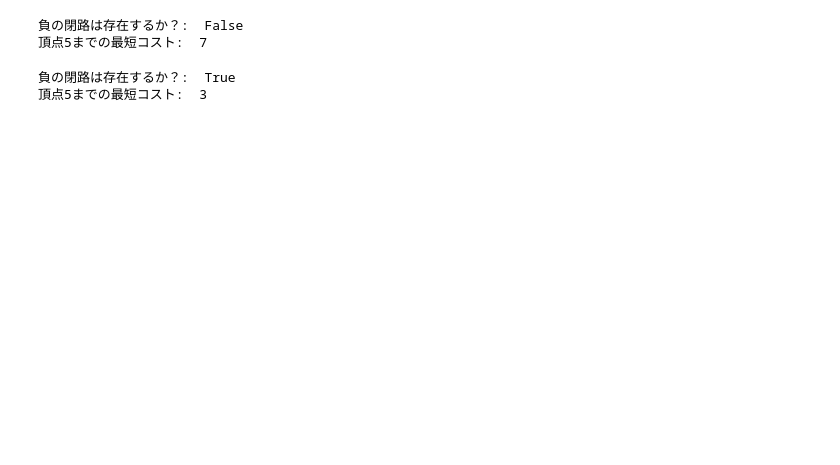
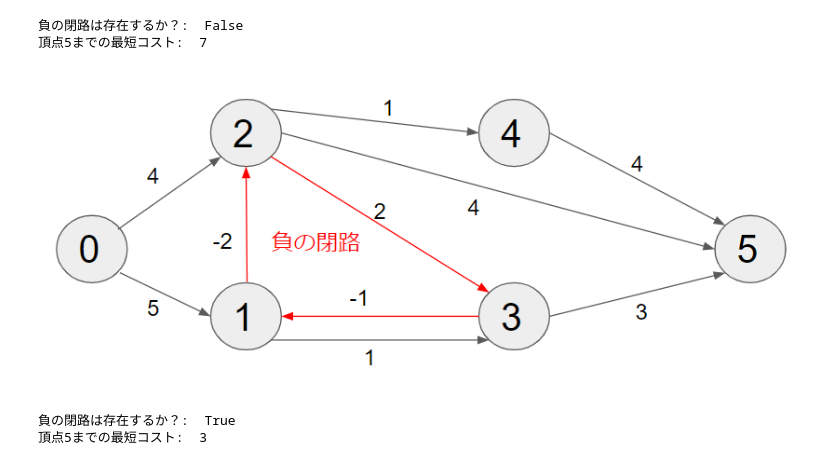
Before and after one commit to taketakeyyy/Algorithm, a Jupyter notebook: ShortestPath/ベルマンフォード.ipynb, the cells around one changed output. Drawn from its saved outputs; the diff is of its cells as text; code cells hidden in the pictures; blank space fills up the shorter version.

```diff
--- a/ShortestPath/ベルマンフォード.ipynb
+++ b/ShortestPath/ベルマンフォード.ipynb
@@ -67,6 +74,11 @@ print("頂点5までの最短コスト: ", bf.dist[5])
 # %% [output]
 負の閉路は存在するか？:  False
 頂点5までの最短コスト:  7
+# %%
+# 例2：負の閉路が存在して、頂点5までの最短コストは求まらない場合
+display_png(Image("img/bellmanford2.PNG"))
+# %% [output]
+[figure, added]
 # %%
 V = 6
 bf = BellmanFord(0, V)
```
Also changed, not shown: parts of 3 cells of this notebook, 3 other files.
